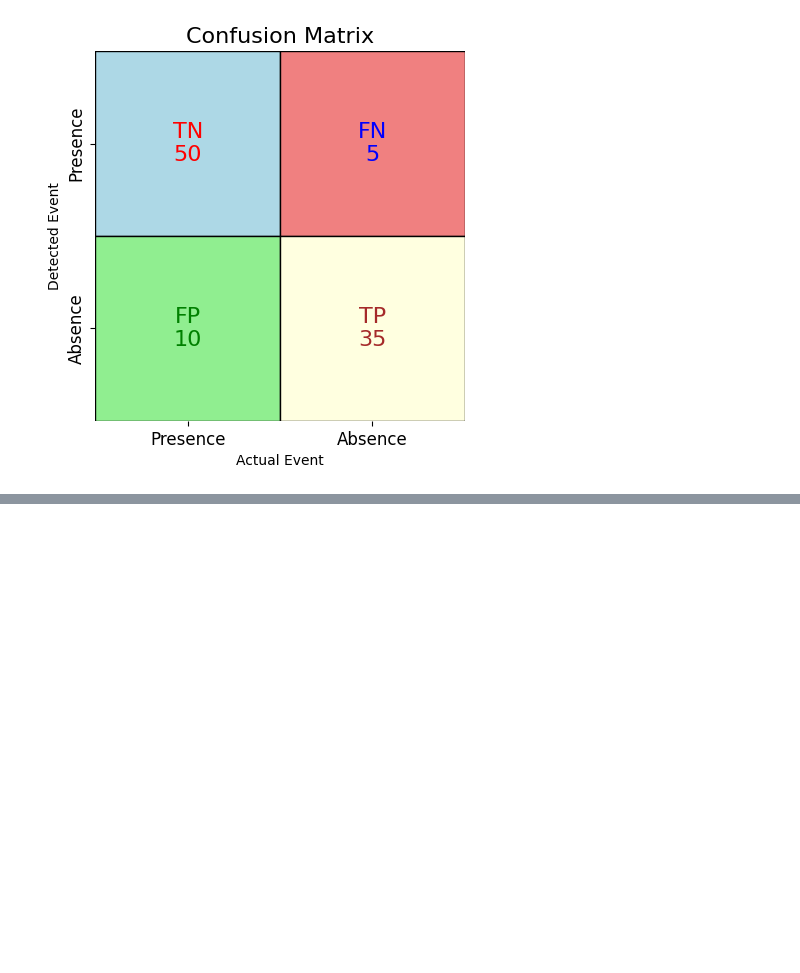
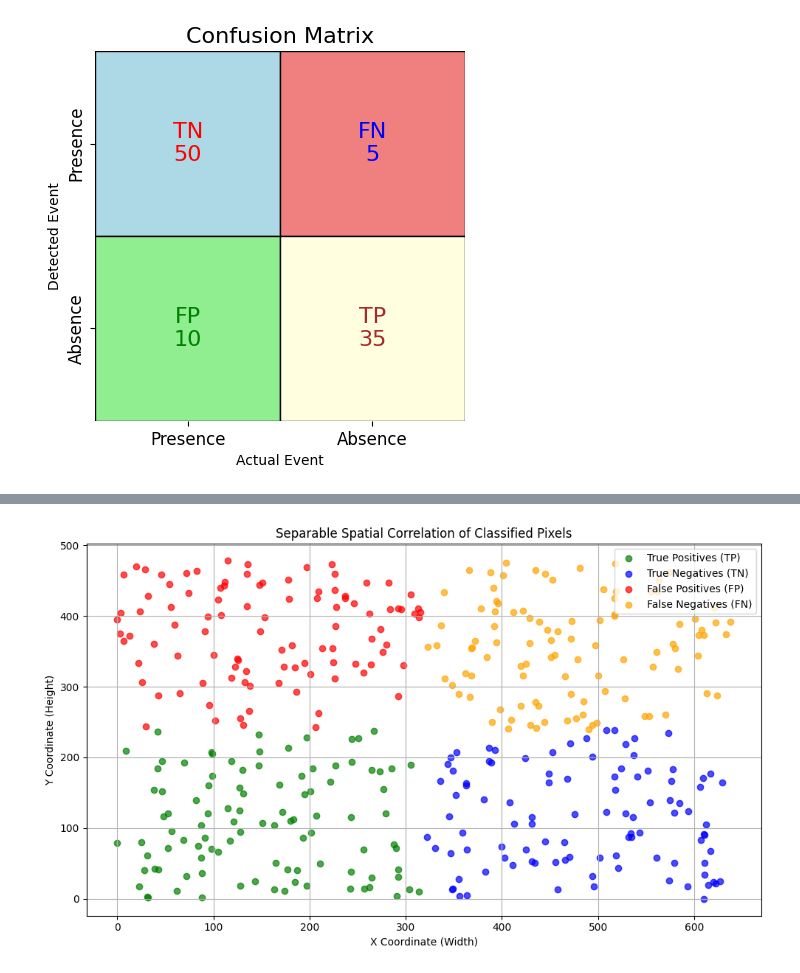
Before and after one commit to dipendughosh/programs, a Jupyter notebook: mtech_2023/sem-3/ssiot/temp/test.ipynb, the cells around one changed output, grey strips where cells are left out. Drawn from its saved outputs; the diff is of its cells as text; code cells hidden in the pictures; blank space fills up the shorter version.

```diff
--- a/mtech_2023/sem-3/ssiot/temp/test.ipynb
+++ b/mtech_2023/sem-3/ssiot/temp/test.ipynb
@@ -278,0 +326,54 @@ plot_confusion_matrix_with_colored_counts(TP=35, TN=50, FP=10, FN=5)
+# %%
+# Importing necessary libraries for plotting
+import matplotlib.pyplot as plt
+import numpy as np
+
+# Setting seed for reproducibility
+np.random.seed(0)
+
+# Frame dimensions
+frame_height = 480
+frame_width = 640
+num_points = 100  # Number of points for each classification type
+
+# Generate separable pixel locations for TP, TN, FP, FN
+# We ensure the groups are separable by giving each group its own quadrant in the image
+tp_x = np.random.randint(0, frame_width//2, size=num_points)  # X locations for TP (upper-left quadrant)
+tp_y = np.random.randint(0, frame_height//2, size=num_points)  # Y locations for TP (upper-left quadrant)
+
+tn_x = np.random.randint(frame_width//2, frame_width, size=num_points)  # X locations for TN (upper-right quadrant)
+tn_y = np.random.randint(0, frame_height//2, size=num_points)  # Y locations for TN (upper-right quadrant)
+
+fp_x = np.random.randint(0, frame_width//2, size=num_points)  # X locations for FP (lower-left quadrant)
+fp_y = np.random.randint(frame_height//2, frame_height, size=num_points)  # Y locations for FP (lower-left quadrant)
+
+fn_x = np.random.randint(frame_width//2, frame_width, size=num_points)  # X locations for FN (lower-right quadrant)
+fn_y = np.random.randint(frame_height//2, frame_height, size=num_points)  # Y locations for FN (lower-right quadrant)
+
+# Create the plot
+plt.figure(figsize=(10, 6))
+
+# Scatter plot for True Positives (TP) - Green (upper-left quadrant)
+plt.scatter(tp_x, tp_y, color='green', alpha=0.7, label="True Positives (TP)")
+
+# Scatter plot for True Negatives (TN) - Blue (upper-right quadrant)
+plt.scatter(tn_x, tn_y, color='blue', alpha=0.7, label="True Negatives (TN)")
+
+# Scatter plot for False Positives (FP) - Red (lower-left quadrant)
+plt.scatter(fp_x, fp_y, color='red', alpha=0.7, label="False Positives (FP)")
+
+# Scatter plot for False Negatives (FN) - Orange (lower-right quadrant)
+plt.scatter(fn_x, fn_y, color='orange', alpha=0.7, label="False Negatives (FN)")
+
+# Add plot details
+plt.title('Separable Spatial Correlation of Classified Pixels')
+plt.xlabel('X Coordinate (Width)')
+plt.ylabel('Y Coordinate (Height)')
+plt.legend(loc="upper right")
+plt.grid(True)
+
+# Show the plot
+plt.tight_layout()
+plt.show()
+# %% [output]
+[figure, added]
```
Also changed, not shown: parts of 1 cell of this notebook, 3 other files.
